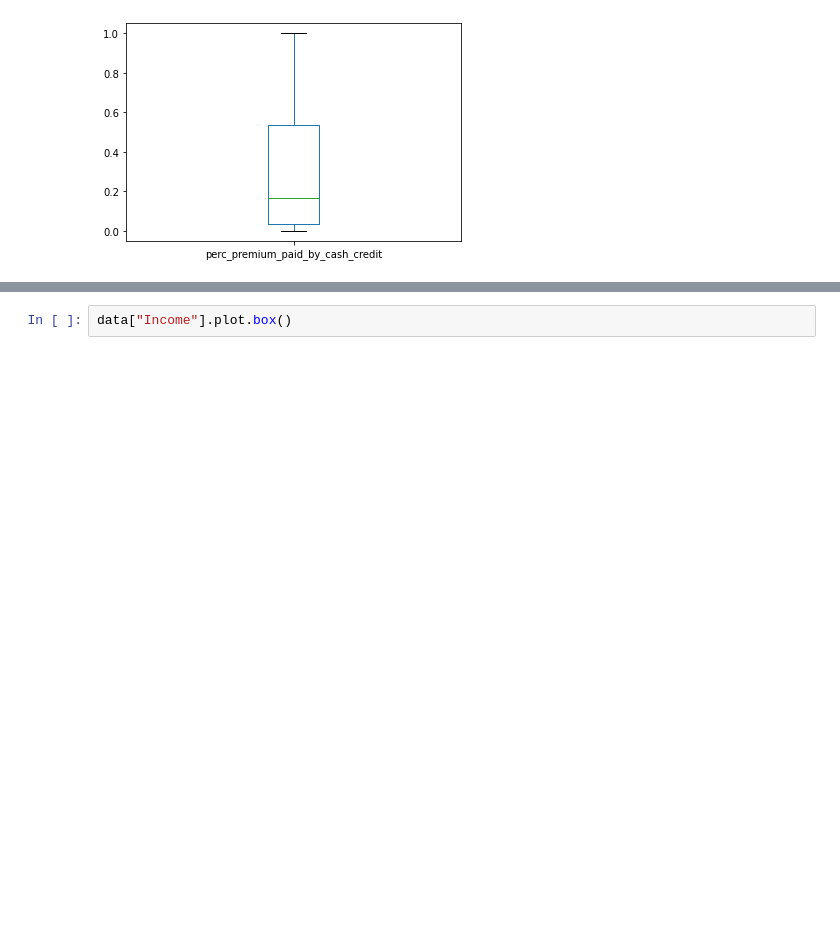
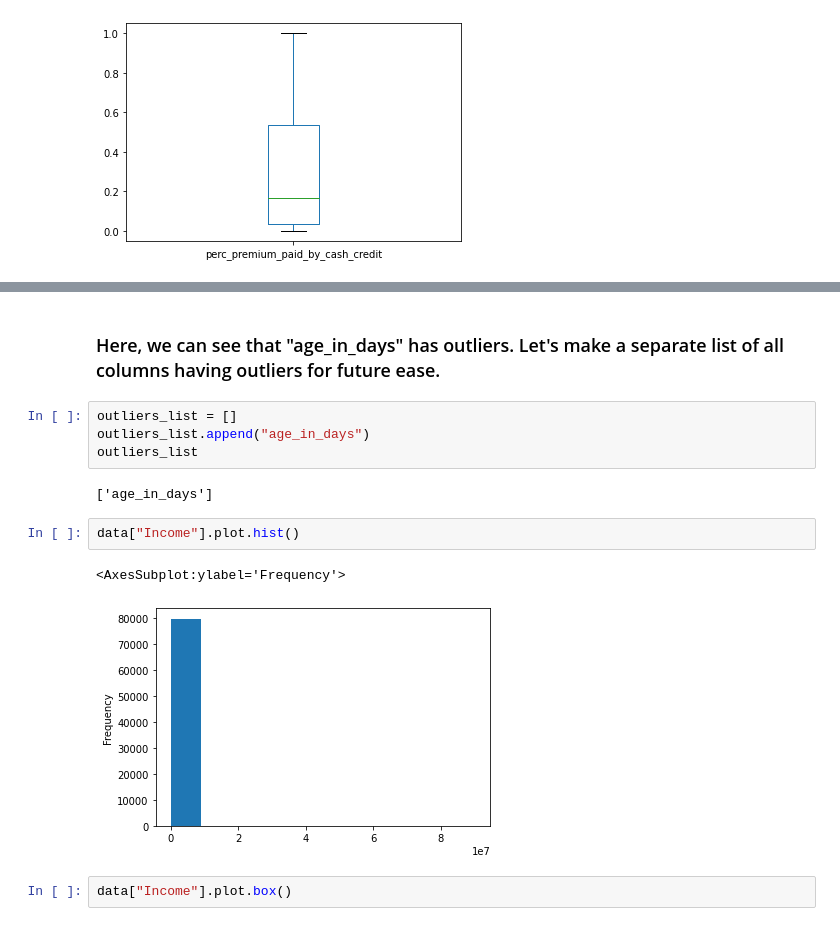
Before and after one commit to tanzeyl/Predicting-if-a-customer-will-default-for-their-next-premium, a Jupyter notebook: Main File.ipynb, the cells around one changed output, grey strips where cells are left out. Saved outputs shown, nothing was run; the diff lists cells and outputs as text; blank space fills up the shorter version.

```diff
--- a/Main File.ipynb
+++ b/Main File.ipynb
@@ -100,3 +109,16 @@ data["age_in_days"].plot.box()
+# %% [markdown]
+### Here, we can see that "age_in_days" has outliers. Let's make a separate list of all columns having outliers for future ease.
+# %%
+outliers_list = []
+outliers_list.append("age_in_days")
+outliers_list
+# %% [output]
+['age_in_days']
+# %%
+data["Income"].plot.hist()
+# %% [output]
+<AxesSubplot:ylabel='Frequency'>
+[figure, added]
 # %%
 data["Income"].plot.box()
 # %% [output]
```
Also changed, not shown: parts of 25 cells of this notebook.
